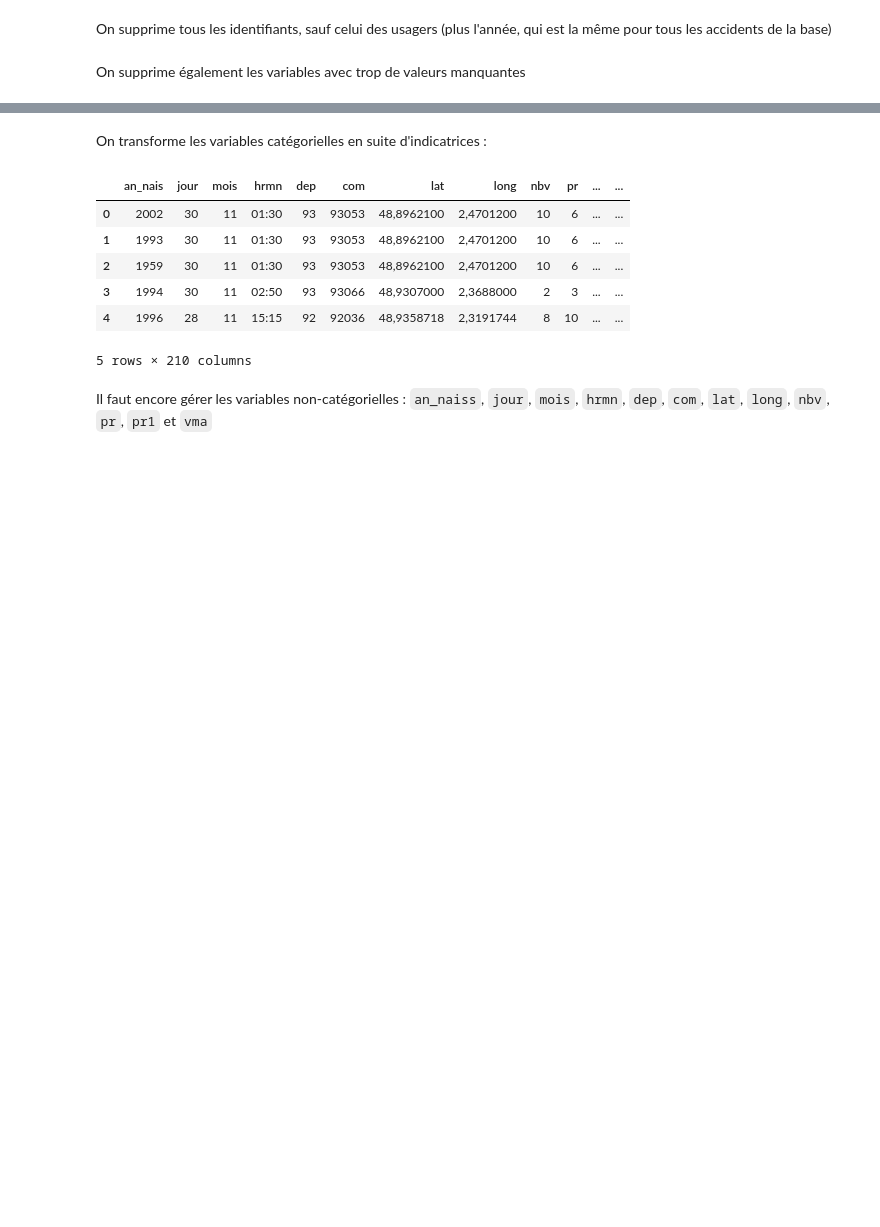
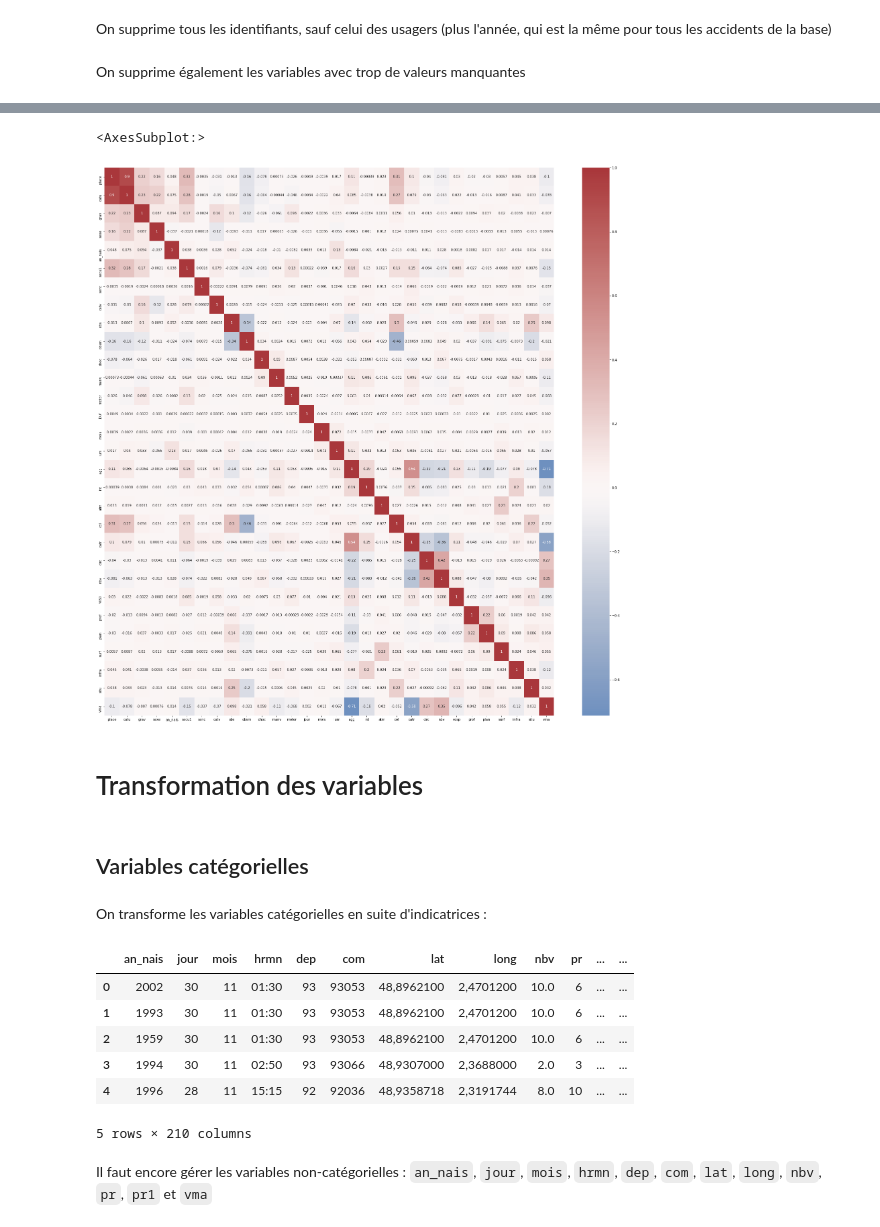
Before and after one commit to erwan-auchere/Projet-Python, a Jupyter notebook: conversion-variables.ipynb, the cells around one changed output, grey strips where cells are left out. Drawn from its saved outputs; the diff is of its cells as text; code cells hidden in the pictures; blank space fills up the shorter version.

```diff
--- a/conversion-variables.ipynb
+++ b/conversion-variables.ipynb
@@ -6,7 +6,7 @@ import seaborn as sns
 import itertools as it
 import matplotlib.pyplot as plt
 # %%
-caracteristiques = pd.read_csv('https://www.data.gouv.fr/fr/datasets/r/e22ba475-45a3-46ac-a0f7-9ca9ed1e283a', sep=';', na_values=[-1])
-lieux = pd.read_csv('https://www.data.gouv.fr/fr/datasets/r/2ad65965-36a1-4452-9c08-61a6c874e3e6', sep=';', na_values=[-1])
-vehicules = pd.read_csv('https://www.data.gouv.fr/fr/datasets/r/780cd335-5048-4bd6-a841-105b44eb2667', sep=';', na_values=[-1])
-usagers = pd.read_csv('https://www.data.gouv.fr/fr/datasets/r/36b1b7b3-84b4-4901-9163-59ae8a9e3028', sep=';', na_values=[-1])
+caracteristiques = pd.read_csv('https://www.data.gouv.fr/fr/datasets/r/e22ba475-45a3-46ac-a0f7-9ca9ed1e283a', sep=';')
+lieux = pd.read_csv('https://www.data.gouv.fr/fr/datasets/r/2ad65965-36a1-4452-9c08-61a6c874e3e6', sep=';')
+vehicules = pd.read_csv('https://www.data.gouv.fr/fr/datasets/r/780cd335-5048-4bd6-a841-105b44eb2667', sep=';')
+usagers = pd.read_csv('https://www.data.gouv.fr/fr/datasets/r/36b1b7b3-84b4-4901-9163-59ae8a9e3028', sep=';')
@@ -13,7 +15,8 @@ usagers = pd.read_csv('https://www.data.gouv.fr/fr/datasets/r/36b1b7b3-84b4-4901
 # %%
 data = (usagers.merge(vehicules, on='id_vehicule', suffixes=(None, '_2'))
                .merge(caracteristiques, on='Num_Acc', suffixes=(None, '_3'))
-               .merge(lieux, on='Num_Acc'))
+               .merge(lieux, on='Num_Acc')
+               .replace(-1, np.nan))
 data.head()
 # %% [output]
 |  | Num_Acc | id_vehicule | num_veh | place | catu | grav | sexe | an_nais | trajet | secu1 | ... | ... |
@@ -53,3 +59,14 @@ Index(['place', 'catu', 'grav', 'sexe', 'an_nais', 'secu1', 'senc', 'catv',
+# %%
+corr = data.corr()
+fig, ax = plt.subplots(figsize=(30,30))
+sns.heatmap(data=corr, annot=corr, cmap='vlag', center=0)
+# %% [output]
+<AxesSubplot:>
+[figure, added]
+# %% [markdown]
+# Transformation des variables
+# %% [markdown]
+## Variables catégorielles
 # %% [markdown]
 On transforme les variables catégorielles en suite d'indicatrices :
 # %%
@@ -92,11 +109,11 @@ data.drop(inplace=True, columns=['Gants + Airbag'])
 data.head()
 # %% [output]
 |  | an_nais | jour | mois | hrmn | dep | com | lat | long | nbv | pr | ... | ... |
-| 0 | 2002 | 30 | 11 | 01:30 | 93 | 93053 | 48,8962100 | 2,4701200 | 10 | 6 | ... | ... |
-| 1 | 1993 | 30 | 11 | 01:30 | 93 | 93053 | 48,8962100 | 2,4701200 | 10 | 6 | ... | ... |
-| 2 | 1959 | 30 | 11 | 01:30 | 93 | 93053 | 48,8962100 | 2,4701200 | 10 | 6 | ... | ... |
-| 3 | 1994 | 30 | 11 | 02:50 | 93 | 93066 | 48,9307000 | 2,3688000 | 2 | 3 | ... | ... |
-| 4 | 1996 | 28 | 11 | 15:15 | 92 | 92036 | 48,9358718 | 2,3191744 | 8 | 10 | ... | ... |
+| 0 | 2002 | 30 | 11 | 01:30 | 93 | 93053 | 48,8962100 | 2,4701200 | 10.0 | 6 | ... | ... |
+| 1 | 1993 | 30 | 11 | 01:30 | 93 | 93053 | 48,8962100 | 2,4701200 | 10.0 | 6 | ... | ... |
+| 2 | 1959 | 30 | 11 | 01:30 | 93 | 93053 | 48,8962100 | 2,4701200 | 10.0 | 6 | ... | ... |
+| 3 | 1994 | 30 | 11 | 02:50 | 93 | 93066 | 48,9307000 | 2,3688000 | 2.0 | 3 | ... | ... |
+| 4 | 1996 | 28 | 11 | 15:15 | 92 | 92036 | 48,9358718 | 2,3191744 | 8.0 | 10 | ... | ... |
 5 rows × 210 columns
 # %% [markdown]
-Il faut encore gérer les variables non-catégorielles : `an_naiss`, `jour`, `mois`, `hrmn`, `dep`, `com`, `lat`, `long`, `nbv`, `pr`, `pr1` et `vma`
+Il faut encore gérer les variables non-catégorielles : `an_nais`, `jour`, `mois`, `hrmn`, `dep`, `com`, `lat`, `long`, `nbv`, `pr`, `pr1` et `vma`
```
Also changed, not shown: parts of 32 cells of this notebook, 1 other file.
